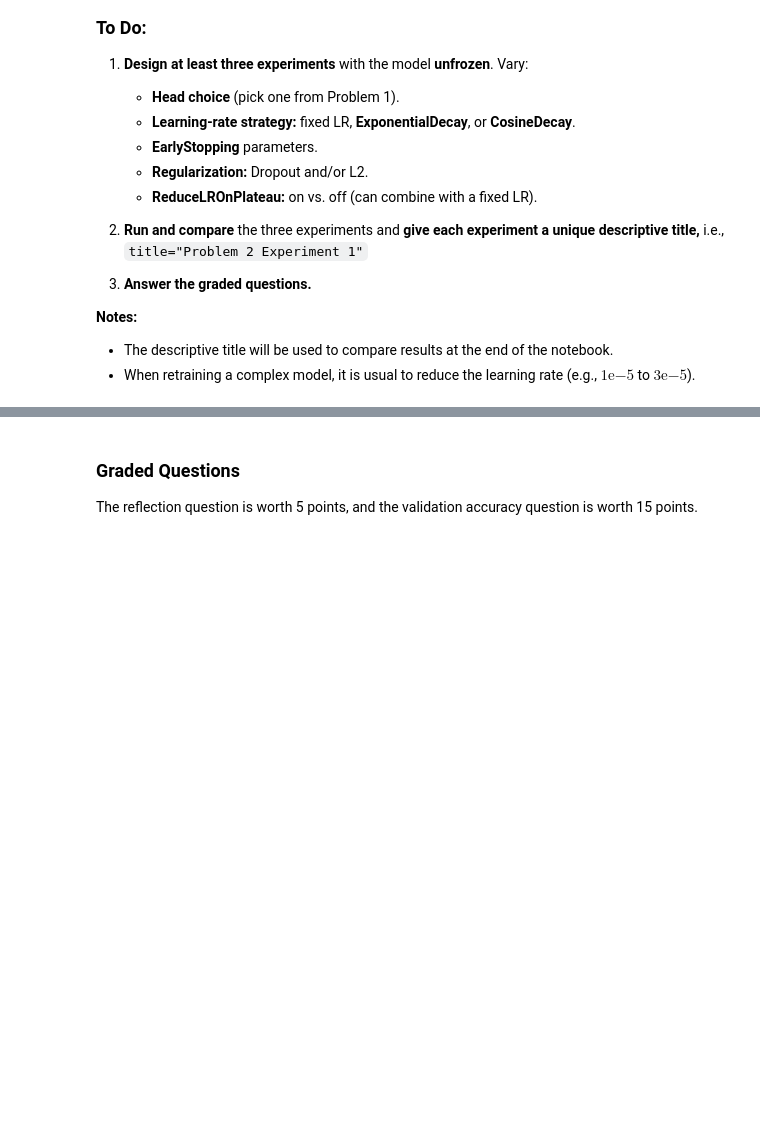
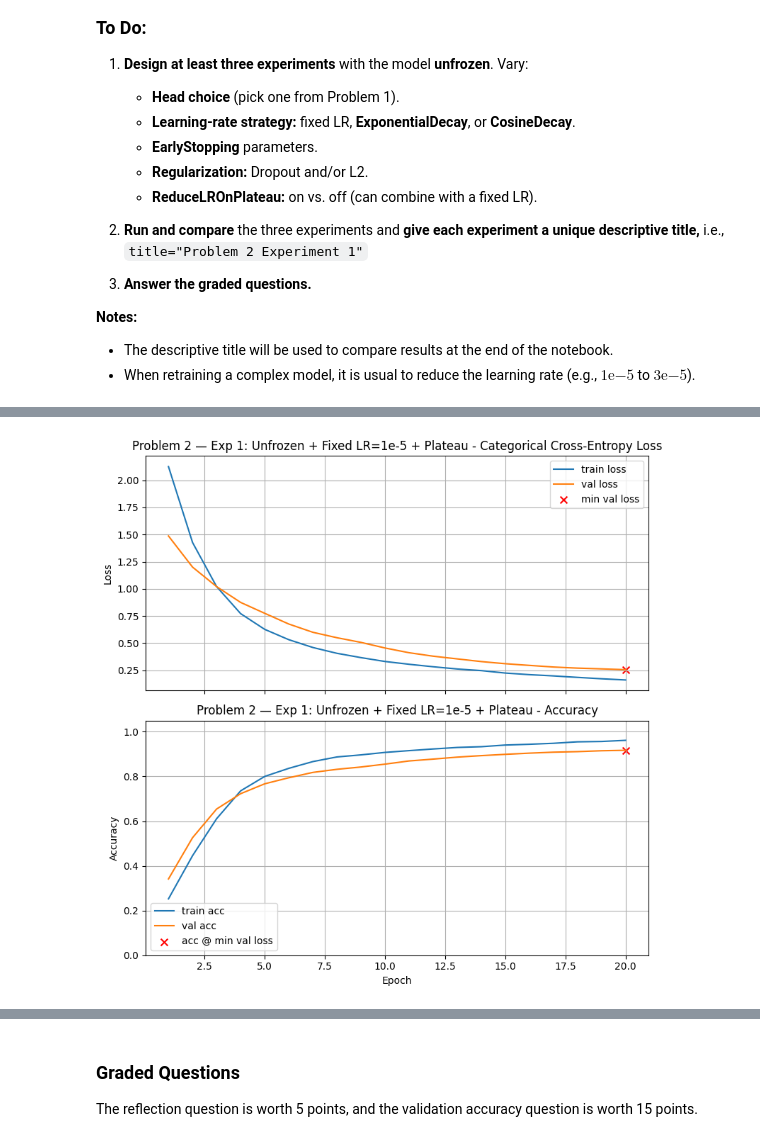
Before and after one commit to polinacsv/Module-7-Assignments, a Jupyter notebook: Homework_05.ipynb, the cells around one changed output, grey strips where cells are left out. Drawn from its saved outputs; the diff is of its cells as text; code cells hidden in the pictures; blank space fills up the shorter version.

```diff
--- a/Homework_05.ipynb
+++ b/Homework_05.ipynb
@@ -688,0 +691,87 @@ base = make_base_pooled(trainable=True)  # MobileNetV2(include_top=False, poolin
+# %%
+# Your code here; add as many cells as you need
+def make_unfrozen_head_medium_bn_drop(dropout_top=0.40, dropout_mid=0.30, l2=None):
+    base = make_base_model_pooled(trainable=True)  # UNFROZEN backbone
+    return models.Sequential([
+        base,
+        BatchNormalization(),
+        Dense(512, kernel_initializer=he, kernel_regularizer=l2),
+        BatchNormalization(),
+        ReLU(),
+        Dropout(dropout_top),
+        Dense(128, kernel_initializer=he, kernel_regularizer=l2),
+        BatchNormalization(),
+        ReLU(),
+        Dropout(dropout_mid),
+        Dense(num_classes, activation="softmax")
+    ])
+
+EPOCHS   = 20
+PATIENCE = 4
+BATCH    = 128
+VERBOSE  = 1
+
+# Re-size schedulers to this run length
+steps_per_epoch = int(np.ceil(len(X_train) / BATCH))
+total_steps     = EPOCHS * steps_per_epoch
+
+cosine_ft = CosineDecay(
+    initial_learning_rate=3e-5,  # tiny LR for full-model FT
+    decay_steps=total_steps,
+    alpha=0.10                    # floor at 10% of initial LR
+)
+
+exp_ft = ExponentialDecay(
+    initial_learning_rate=3e-5,
+    decay_steps=total_steps,
+    decay_rate=0.98,
+    staircase=False
+)
+
+reduce_lr_fast = ReduceLROnPlateau(
+    monitor='val_loss',
+    factor=0.5,
+    patience=2,
+    min_delta=1e-4,
+    min_lr=1e-7,
+    verbose=0
+)
+
+# Tiny fixed LR + plateau
+hist_p2_1 = train_and_test(
+    make_unfrozen_head_medium_bn_drop(dropout_top=0.40, dropout_mid=0.30, l2=None),
+    title="Problem 2 — Exp 1: Unfrozen + Fixed LR=1e-5 + Plateau",
+    lr_schedule=1e-5,
+    patience=PATIENCE,
+    callbacks=[reduce_lr_fast],
+    batch_size=BATCH,
+    epochs=EPOCHS,
+    verbose=VERBOSE
+)
+
+# Cosine schedule (smooth decay), no Plateau (clean contrast)
+hist_p2_2 = train_and_test(
+    make_unfrozen_head_medium_bn_drop(dropout_top=0.40, dropout_mid=0.30, l2=None),
+    title="Problem 2 — Exp 2: Unfrozen + CosineDecay (3e-5 →)",
+    lr_schedule=cosine_ft,
+    patience=PATIENCE,
+    callbacks=[],  # contrast: no ReduceLROnPlateau
+    batch_size=BATCH,
+    epochs=EPOCHS,
+    verbose=VERBOSE
+)
+
+# Exponential decay + slightly stronger regularization
+hist_p2_3 = train_and_test(
+    make_unfrozen_head_medium_bn_drop(dropout_top=0.50, dropout_mid=0.35, l2=regularizers.l2(1e-4)),
+    title="Problem 2 — Exp 3: Unfrozen + ExpDecay (3e-5) + Dropout↑ + L2",
+    lr_schedule=exp_ft,
+    patience=PATIENCE,
+    callbacks=[reduce_lr_fast],
+    batch_size=BATCH,
+    epochs=EPOCHS,
+    verbose=VERBOSE
+)
+
+print_results()
+# %% [output]
@@ -688,0 +795 @@ base = make_base_pooled(trainable=True)  # MobileNetV2(include_top=False, poolin
+[figure, added]
```
Also changed, not shown: parts of 15 cells of this notebook.
